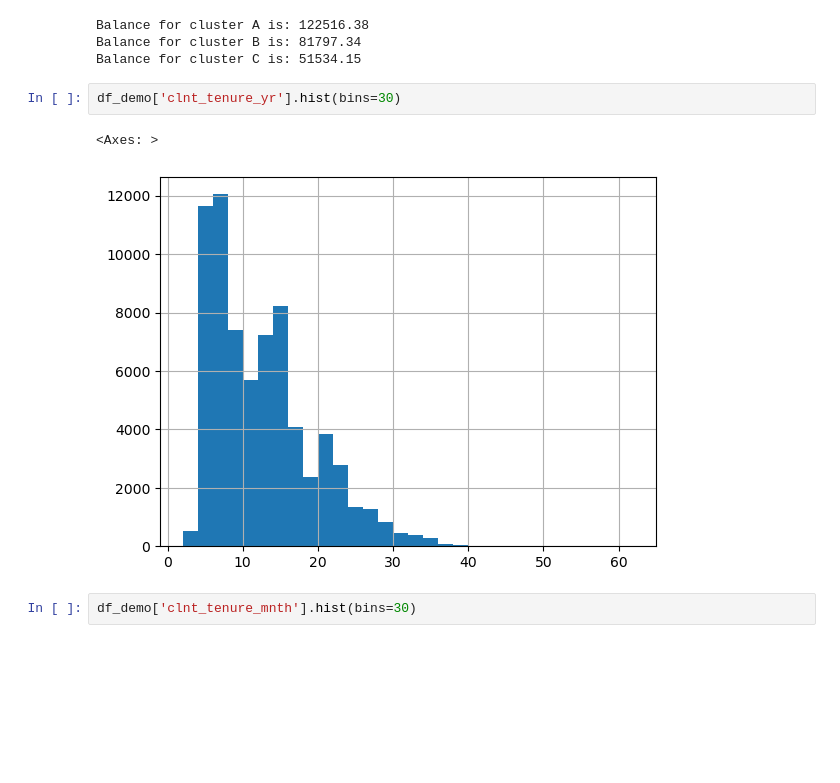
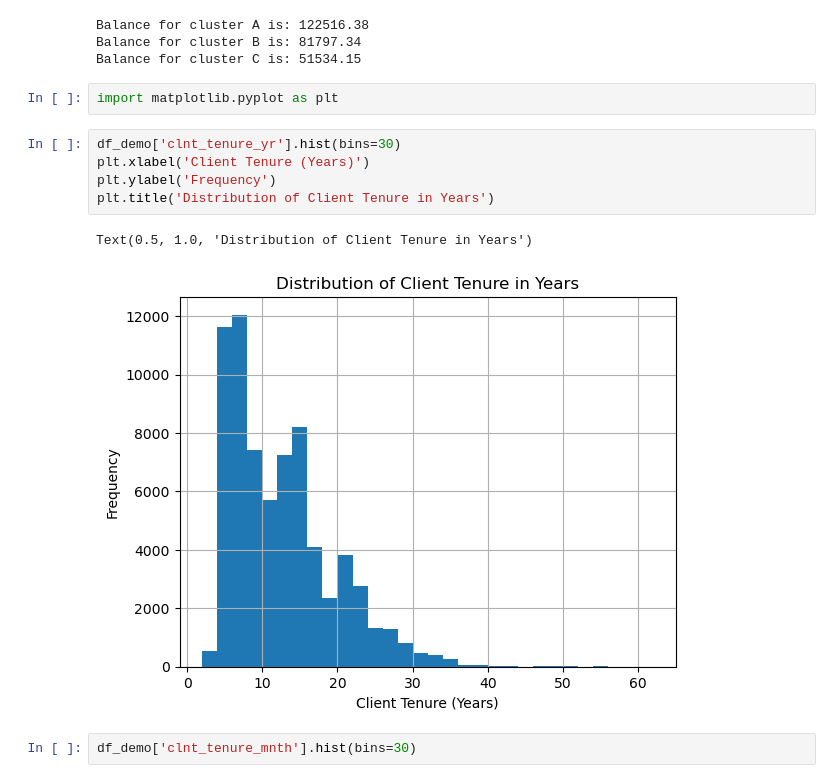
Before and after one commit to amatulghina/vanguard-ab-test, a Jupyter notebook: notebooks/client_profiles.ipynb, the cells around one changed output. Saved outputs shown, nothing was run; the diff lists cells and outputs as text; blank space fills up the shorter version.

```diff
--- a/notebooks/client_profiles.ipynb
+++ b/notebooks/client_profiles.ipynb
@@ -165,11 +165,16 @@ print(f"Balance for cluster A is: {bal_a}\nBalance for cluster B is: {bal_b}\nBa
 Balance for cluster A is: 122516.38
 Balance for cluster B is: 81797.34
 Balance for cluster C is: 51534.15
+# %%
+import matplotlib.pyplot as plt
 # %%
 df_demo['clnt_tenure_yr'].hist(bins=30)
+plt.xlabel('Client Tenure (Years)')
+plt.ylabel('Frequency')
+plt.title('Distribution of Client Tenure in Years')
 # %% [output]
-<Axes: >
+Text(0.5, 1.0, 'Distribution of Client Tenure in Years')
-[figure, old version]
+[figure, new version]
 # %%
 df_demo['clnt_tenure_mnth'].hist(bins=30)
 # %% [output]
```
Also changed, not shown: parts of 1 cell of this notebook, 1 other file.
